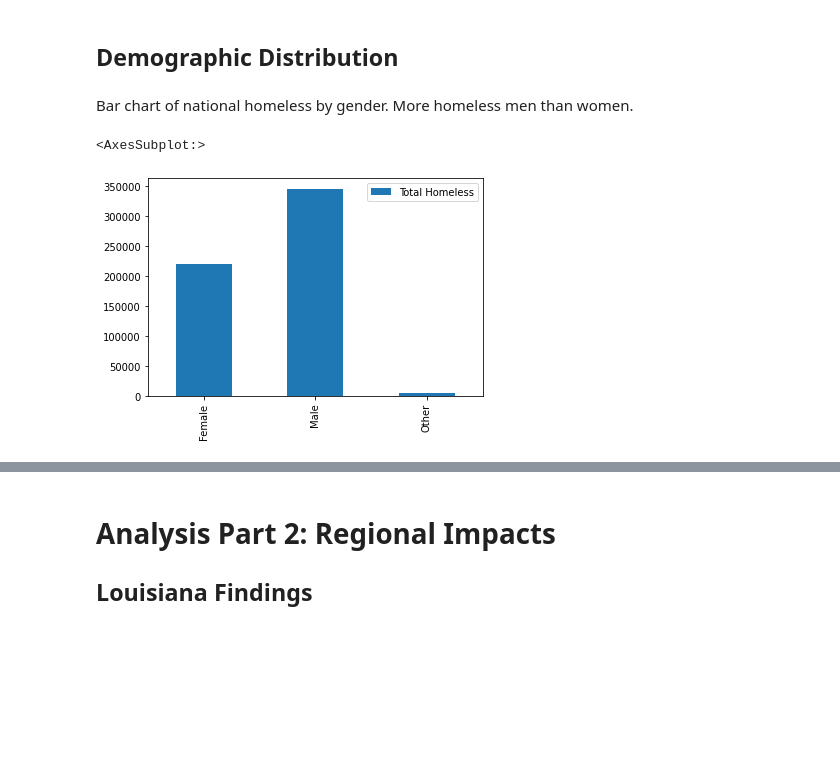
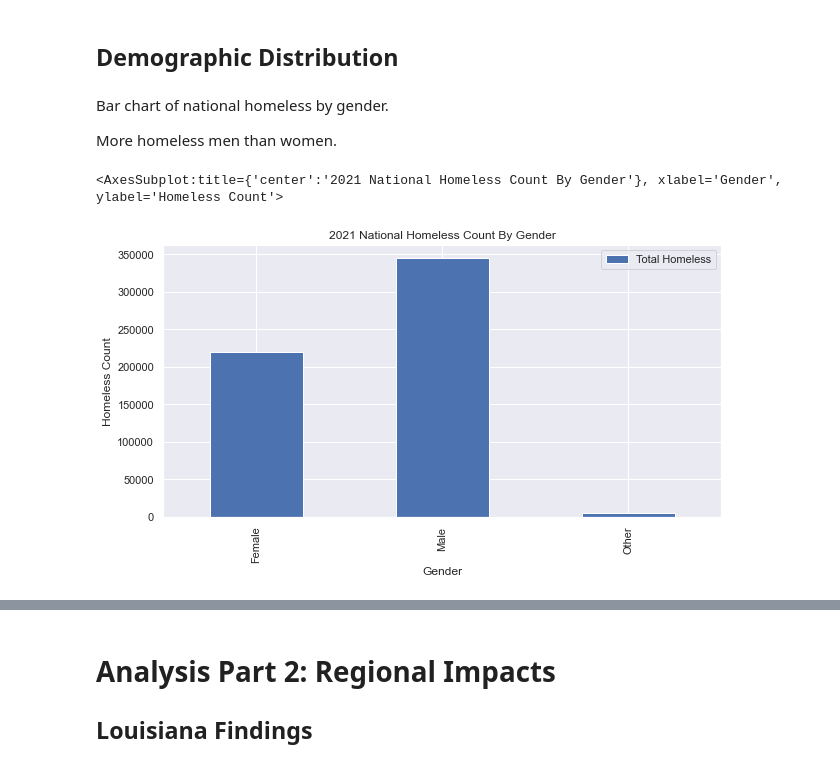
Before and after one commit to chloeu99/chloeu99.github.io, a Jupyter notebook: Final Tutorial.ipynb, the cells around one changed output, grey strips where cells are left out. Cells and saved outputs as stored; diff of their text form; code cells hidden in the pictures; blank space fills up the shorter version.

```diff
--- a/Final Tutorial.ipynb
+++ b/Final Tutorial.ipynb
@@ -80,7 +92,8 @@ HUD2020 = HUD2020[["State","Overall Homeless, 2020","Overall Homeless - Under 18
 #removes data from additional rows- only 50 states
 HUD2020 = HUD2020.drop([3,8,12,27,42,50,56,57])
 
-#changes all state tickers to full names
+#columns for state name and id
+HUD2020["State ID"] = HUD2020["State"]
 HUD2020["State"] = HUD2020["State"].map({"AK":"Alaska", "AL":"Alabama", "AR": "Arkansas", "AZ": "Arizona", "CA":"California", "CO":"Colorado", "CT":"Connecticut", "DE":"Delaware","FL":"Florida", "GA":"Georgia","HI":"Hawaii","IA":"Iowa","ID":"Idaho","IL":"Illinois","IN":"Indiana","KS":"Kansas","KY":"Kentucky","LA":"Louisiana","MA":"Massachusetts","MD":"Maryland","ME":"Maine","MI":"Michigan","MN":"Minnesota", "MO":"Missouri","MS":"Mississippi","MT":"Montana","NC":"North Carolina", "ND":"North Dakota","NE":"Nebraska","NH":"New Hampshire","NJ":"New Jersey","NM":"New Mexico","NV":"Nevada","NY":"New York","OH":"Ohio","OK":"Oklahoma","OR":"Oregon","PA":"Pennsylvania","RI":"Rhode Island","SC":"South Carolina","SD":"South Dakota","TN":"Tennessee","TX":"Texas","UT":"Utah","VA":"Virginia","VT":"Vermont","WA":"Washington","WI":"Wisconsin","WV":"West Virginia","WY":"Wyoming"})
 
 HUD2020.head()
@@ -143,8 +189,12 @@ votes[64][0] = 2016
 #cut data down to range from 1980-2020 elections
 votes = votes[[0,54,55,56,57,58,59,61,62,63,64,65]]
 #clean - set years to column values
+
 for columns in votes:
-    votes.rename({columns:votes[columns][0]},inplace=True, axis="columns")
+    votes.rename({columns:str(votes[columns][0]) + " Electoral Vote"},inplace=True, axis="columns")
+
+votes = votes.rename({"State Electoral Vote":"State"}, axis="columns")
+
 #removes non state rows
 votes = votes.drop([0,26,53])
 votes.head()
@@ -188,18 +238,18 @@ temp_wages = temps.merge(wages, on= "State", how = "outer")
 #combines previous table with election results
 elections_temp_wages = temp_wages.merge(votes, on="State", how = "outer")
 #Sorry DC and Puerto Rico
-elections_temp_wages = states.dropna()
+elections_temp_wages = elections_temp_wages.dropna()
+
+#add population table
+elections_temp_wages_pop = elections_temp_wages.merge(pop, on= "State", how = "outer")
 
 #Complete DataFrame with homeless stats
-df2020 = elections_temp_wages.merge(HUD2020, on="State", how="outer")
+df2020 = elections_temp_wages_pop.merge(HUD2020, on="State", how="outer")
 
-#cast column variable types
+#cast and rename column variables
 df2020["Average Temperature"] = df2020["Average Temperature"].astype(float)
 df2020["Overall Homeless, 2020"] = df2020["Overall Homeless, 2020"].astype(int)
-
-#cleans data
-for key, value in df2020.iterrows():
-    df2020["Minimum Wage"][key] = str(df2020["Minimum Wage"][key])[1:]
+df2020 = df2020.rename({"1980":"1980 Election Result","1984":"1984 Election Result","1988":"1988 Election Result","1992":"1992 Election Result","1996":"1996 Election Result",2000:"2000 Election Result","2004":"2004 Election Result","2008":"2008 Election Result","2012":"2012 Election Result",2016:"2016 Election Result","2020":"2020 Election Result"}, axis="columns")
 
 df2020.head()
 # %% [output]
@@ -216,3 +266,5 @@ See the caveats in the documentation: https://pandas.pydata.org/pandas-docs/stab
+# %%
+df2020["Homeless Rate"] = df2020["Overall Homeless, 2020"] / df2020["2020 Population"].astype(int)
 # %% [markdown]
 # Analysis Part 1:  National Observations
 ## Summary Statistics
@@ -267,18 +326,21 @@ df2020["Overall Homeless, 2020"].std()
 # %% [markdown]
 ## Demographic Distribution
 # %% [markdown]
-Bar chart of national homeless by gender. More homeless men than women.
+Bar chart of national homeless by gender.
+
+More homeless men than women.
 # %%
 genders = df2020[["State","Overall Homeless - Female, 2020", "Overall Homeless - Male, 2020", "Overall Homeless - Transgender, 2020", "Overall Homeless - Gender Non-Conforming, 2020"]]
 genders = genders.set_index("State")
 genders = genders.astype(int)
 
 female = genders["Overall Homeless - Female, 2020"].sum()
 male = genders["Overall Homeless - Male, 2020"].sum()
 other = genders["Overall Homeless - Transgender, 2020"].sum() + genders["Overall Homeless - Gender Non-Conforming, 2020"].sum()
 
 gendersums = pd.DataFrame.from_dict({"Female":female,"Male":male,"Other":other},orient='index',columns=["Total Homeless"])
-gendersums.plot.bar()
+sns.set(rc={"figure.figsize":(10,5)})
+gendersums.plot.bar(xlabel= "Gender", ylabel = "Homeless Count", title = "2021 National Homeless Count By Gender")
 # %% [output]
-<AxesSubplot:>
+<AxesSubplot:title={'center':'2021 National Homeless Count By Gender'}, xlabel='Gender', ylabel='Homeless Count'>
-[figure, old version]
+[figure, new version]
```
Also changed, not shown: parts of 33 cells of this notebook, 25 other files.
